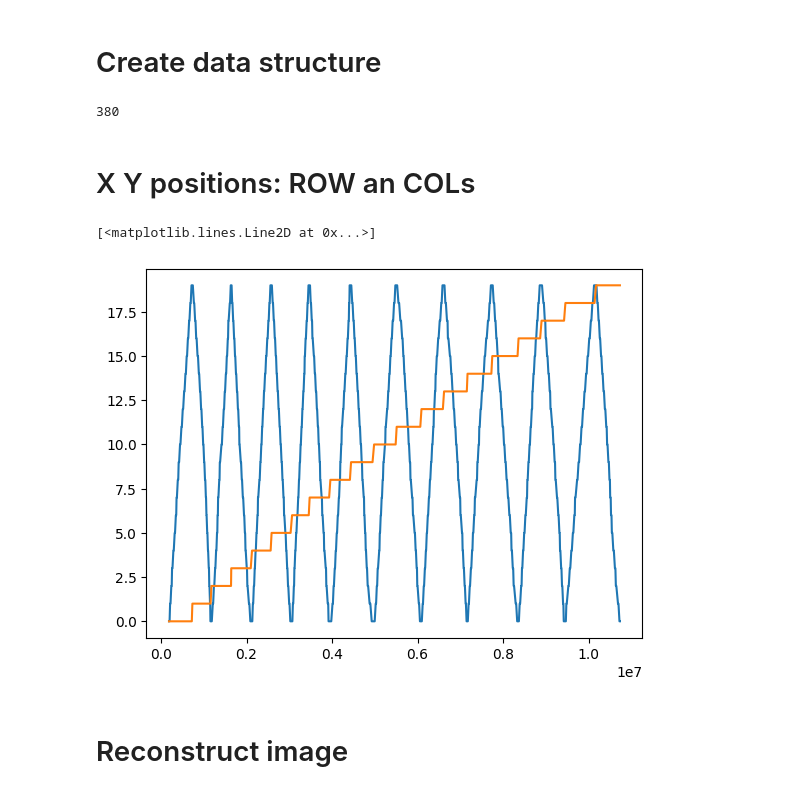
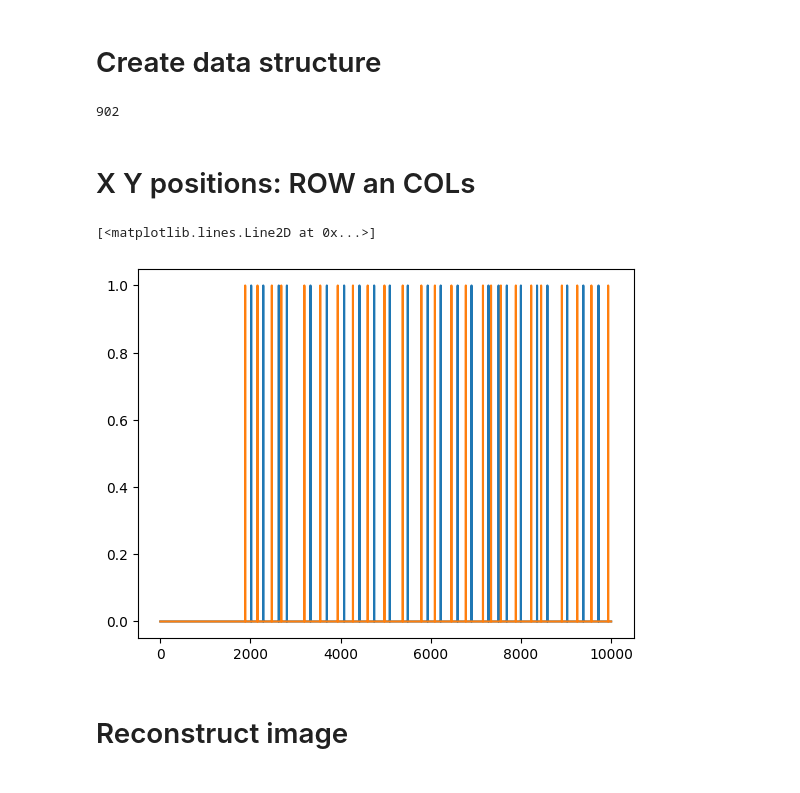
Before and after one commit to MikelElorza/Data-analysis, a Jupyter notebook: Narrow field/Imaging/Imaging_with_markers.ipynb, the cells around one changed output. Saved outputs shown, nothing was run; the diff lists cells and outputs as text; code cells hidden in the pictures.

```diff
--- a/Narrow field/Imaging/Imaging_with_markers.ipynb
+++ b/Narrow field/Imaging/Imaging_with_markers.ipynb
@@ -53,9 +53,9 @@ m1=markers_Bool*sn.unfold.markers(channels)[2]
 m2=markers_Bool*sn.unfold.markers(channels)[3]
 m3=markers_Bool*sn.unfold.markers(channels)[1]
 # %%
-np.sum(m1)
+np.sum(m3)
 # %% [output]
-380
+902
 # %%
 cum=np.cumsum(markers_Bool)
 rm=np.array([n%2 for n in cum])
@@ -74,12 +74,12 @@ data=data[data['cm3']!=0]#remove data before starting measurement (data start af
 data=data.drop(columns=['m1', 'm2','m3','markers','rm'])
 # %% [markdown]
 # X Y positions: ROW an COLs
-# %%
-plt.plot(data['col'])
-plt.plot(data['row'])
-# %% [output]
-[<matplotlib.lines.Line2D at 0x...>]
-[figure, removed]
+# %%
+plt.plot(df['m1'][0:10000])
+plt.plot(df['m3'][0:10000])
+# %% [output]
+[<matplotlib.lines.Line2D at 0x...>]
+[figure, added]
 # %% [markdown]
 # Reconstruct image
 # %%
```
Also changed, not shown: parts of 3 cells of this notebook.
